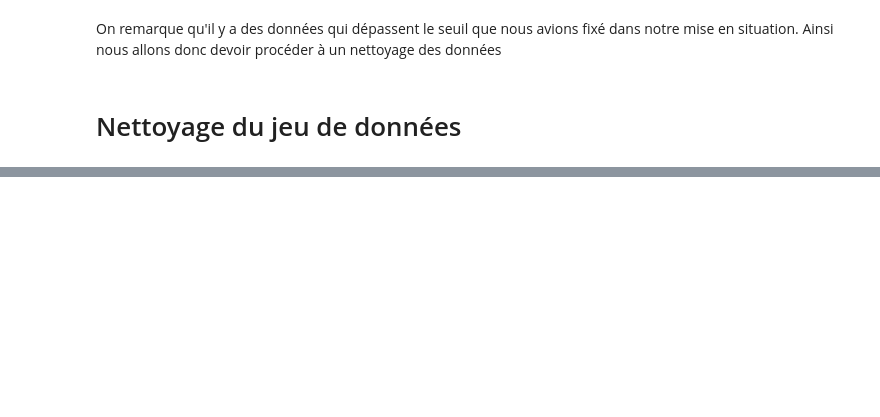
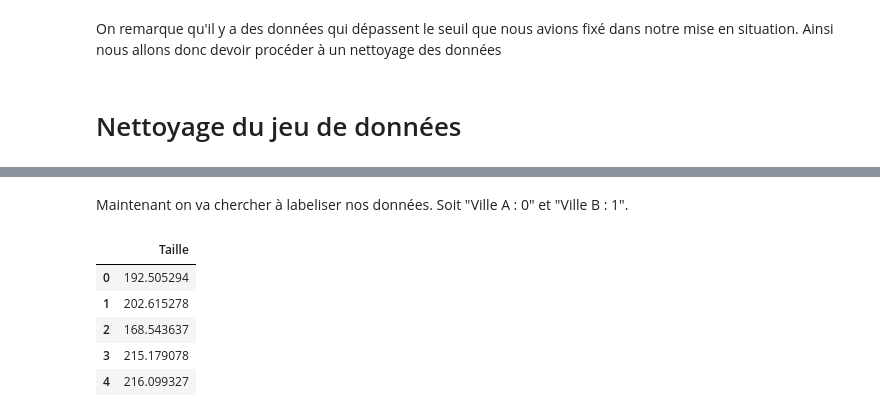
Before and after one commit to JulienFX/ANN, a Jupyter notebook: ClassificationBinaire.ipynb, the cells around one changed output, grey strips where cells are left out. Saved outputs shown, nothing was run; the diff lists cells and outputs as text; code cells hidden in the pictures; blank space fills up the shorter version.

```diff
--- a/ClassificationBinaire.ipynb
+++ b/ClassificationBinaire.ipynb
@@ -78,0 +79,12 @@ plt.show()
+# %% [markdown]
+Maintenant on va chercher à labeliser nos données. Soit "Ville A : 0" et "Ville B : 1".
+# %%
+# Df avant modification
+df_filtre.head()
+# %% [output]
+|  | Taille |
+| 0 | 192.505294 |
+| 1 | 202.615278 |
+| 2 | 168.543637 |
+| 3 | 215.179078 |
+| 4 | 216.099327 |
```
Also changed, not shown: parts of 6 cells of this notebook.
